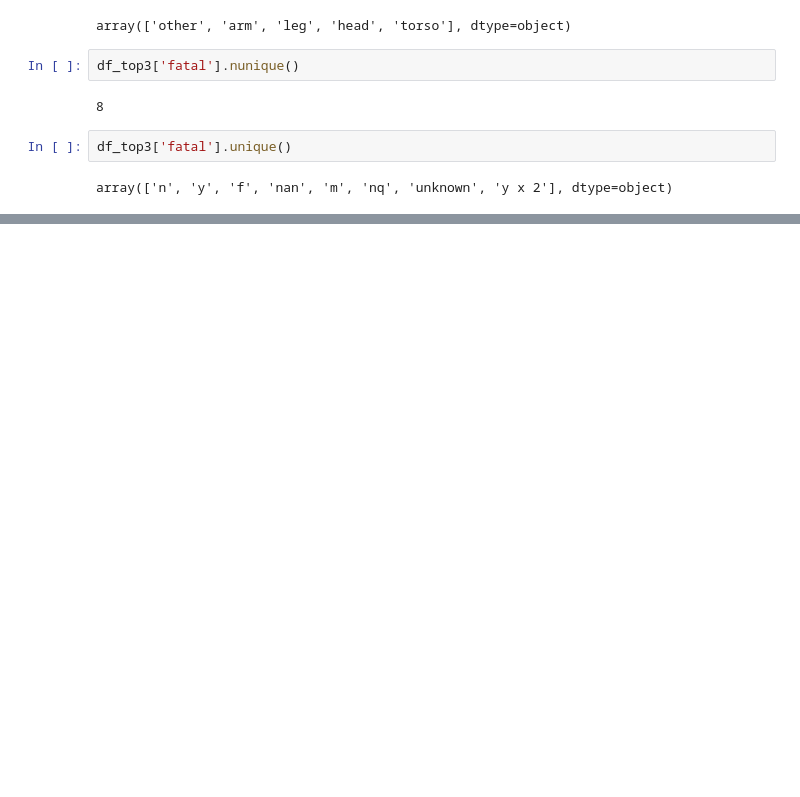
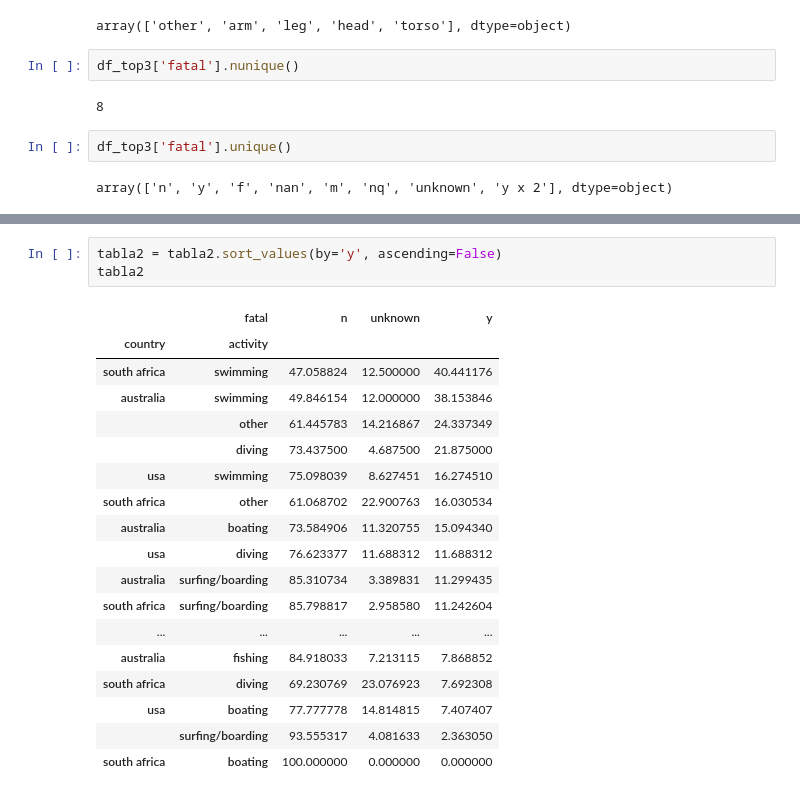
Before and after one commit to eliomartinezcastano-stack/Semana2_Shark_Attacks, a Jupyter notebook: Semana_2_Shark_Attacks.ipynb, the cells around one changed output, grey strips where cells are left out. Cells and saved outputs as stored; diff of their text form; blank space fills up the shorter version.

```diff
--- a/Semana_2_Shark_Attacks.ipynb
+++ b/Semana_2_Shark_Attacks.ipynb
@@ -333,0 +424,22 @@ df_top3['fatal_clean'] = df_top3['fatal_clean'].replace({'f': 'y', 'nan': 'unkno
+# %%
+tabla2 = tabla2.sort_values(by='y', ascending=False)
+tabla2
+# %% [output]
+|  | fatal | n | unknown | y |
+| country | activity |  |  |  |
+| south africa | swimming | 47.058824 | 12.500000 | 40.441176 |
+| australia | swimming | 49.846154 | 12.000000 | 38.153846 |
+|  | other | 61.445783 | 14.216867 | 24.337349 |
+|  | diving | 73.437500 | 4.687500 | 21.875000 |
+| usa | swimming | 75.098039 | 8.627451 | 16.274510 |
+| south africa | other | 61.068702 | 22.900763 | 16.030534 |
+| australia | boating | 73.584906 | 11.320755 | 15.094340 |
+| usa | diving | 76.623377 | 11.688312 | 11.688312 |
+| australia | surfing/boarding | 85.310734 | 3.389831 | 11.299435 |
+| south africa | surfing/boarding | 85.798817 | 2.958580 | 11.242604 |
+| ... | ... | ... | ... | ... |
+| australia | fishing | 84.918033 | 7.213115 | 7.868852 |
+| south africa | diving | 69.230769 | 23.076923 | 7.692308 |
+| usa | boating | 77.777778 | 14.814815 | 7.407407 |
+|  | surfing/boarding | 93.555317 | 4.081633 | 2.363050 |
+| south africa | boating | 100.000000 | 0.000000 | 0.000000 |
```
Also changed, not shown: parts of 17 cells of this notebook.
